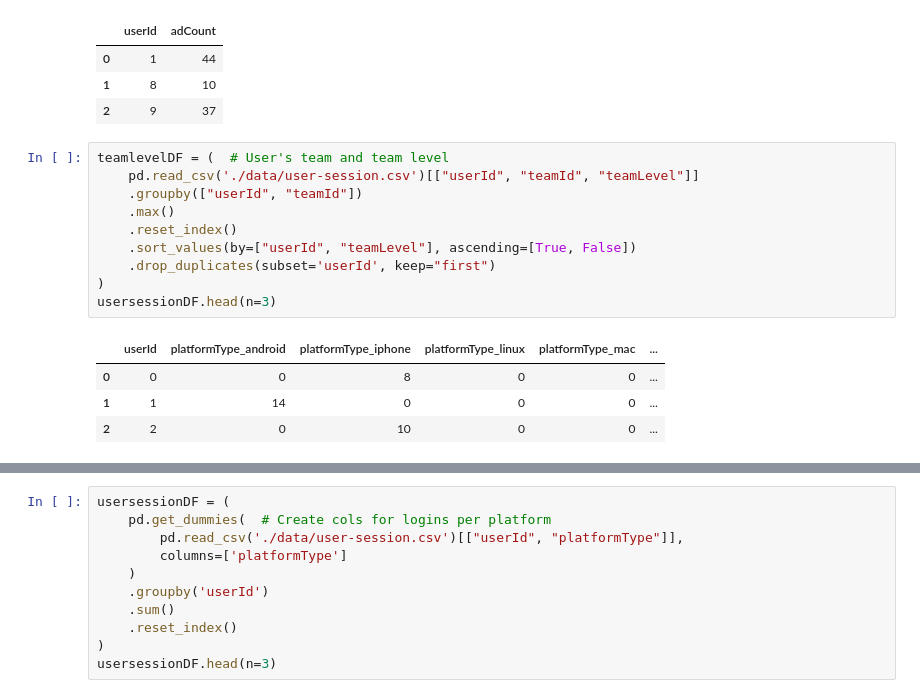
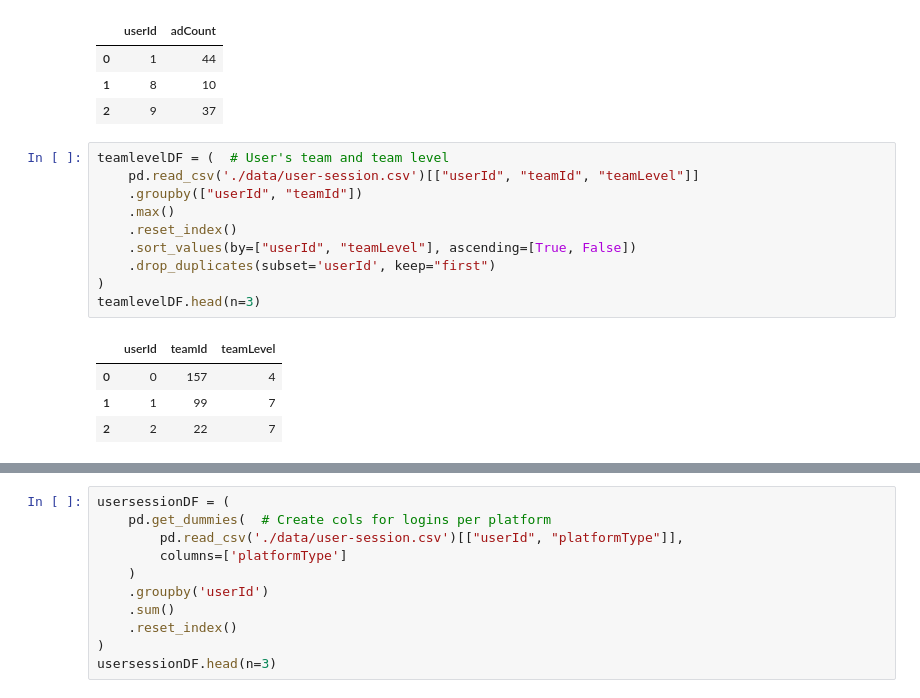
Before and after one commit to rokobo/Big-Data-Specialization, a Jupyter notebook: kmeans-clustering.ipynb, the cells around one changed output, grey strips where cells are left out. Saved outputs shown, nothing was run; the diff lists cells and outputs as text.

```diff
--- a/kmeans-clustering.ipynb
+++ b/kmeans-clustering.ipynb
@@ -61,18 +61,18 @@ adclicksDF.head(n=3)
 # %%
 teamlevelDF = (  # User's team and team level
     pd.read_csv('./data/user-session.csv')[["userId", "teamId", "teamLevel"]]
     .groupby(["userId", "teamId"])
     .max()
     .reset_index()
     .sort_values(by=["userId", "teamLevel"], ascending=[True, False])
     .drop_duplicates(subset='userId', keep="first")
 )
-usersessionDF.head(n=3)
+teamlevelDF.head(n=3)
 # %% [output]
-|  | userId | platformType_android | platformType_iphone | platformType_linux | platformType_mac | ... |
-| 0 | 0 | 0 | 8 | 0 | 0 | ... |
-| 1 | 1 | 14 | 0 | 0 | 0 | ... |
-| 2 | 2 | 0 | 10 | 0 | 0 | ... |
+|  | userId | teamId | teamLevel |
+| 0 | 0 | 157 | 4 |
+| 1 | 1 | 99 | 7 |
+| 2 | 2 | 22 | 7 |
 # %%
 teamstrengthDF = (
     pd.read_csv('./data/team.csv')[["teamId", "strength"]]
```
Also changed, not shown: parts of 2 cells of this notebook, 14 other files.
